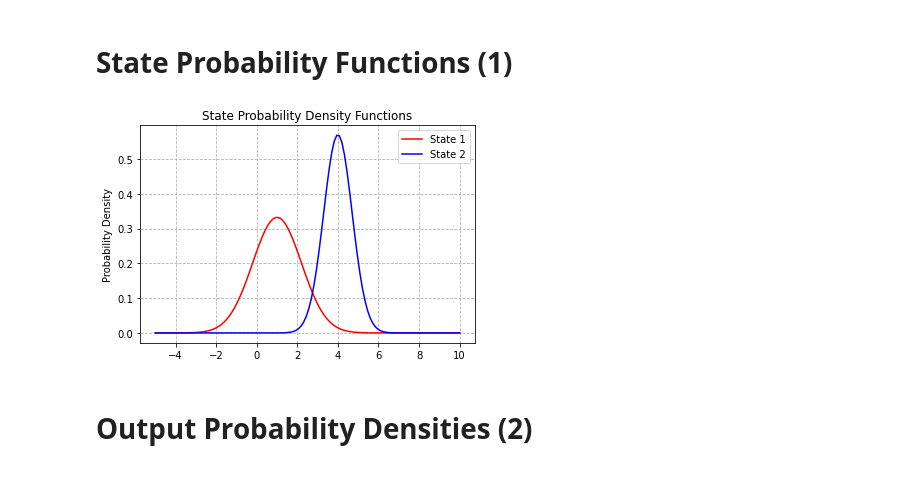
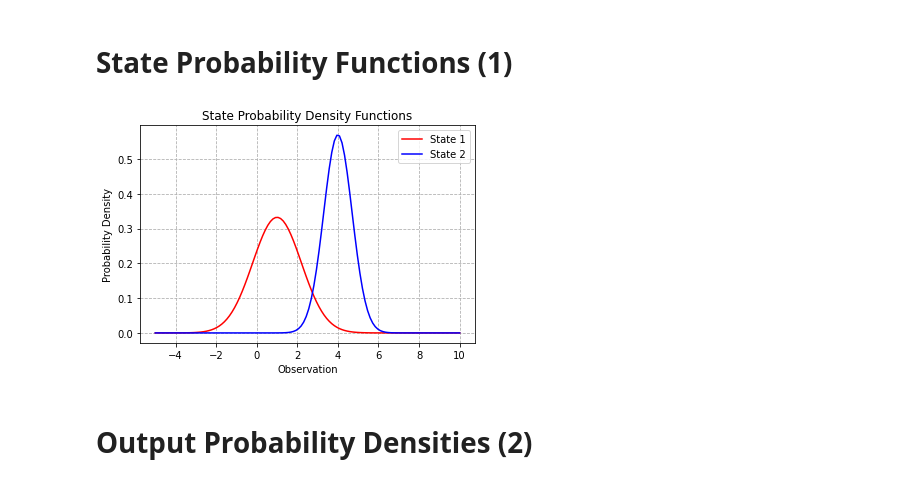
Before and after one commit to Sarsoo/markov-models, a Jupyter notebook: markov.ipynb, the cells around one changed output. Drawn from its saved outputs; the diff is of its cells as text; code cells hidden in the pictures.

```diff
--- a/markov.ipynb
+++ b/markov.ipynb
@@ -12,21 +12,22 @@ State Probability Functions (1)
 # %%
 x = np.linspace(-5, 10, 120)
 
 state_1_y = [gaussian(i, state1.mean, state1.std_dev) for i in x]
 state_2_y = [gaussian(i, state2.mean, state2.std_dev) for i in x]
 
 plt.plot(x, state_1_y, c='r', label="State 1")
 plt.plot(x, state_2_y, c='b', label="State 2")
 
 plt.legend()
 plt.title("State Probability Density Functions")
 
+plt.xlabel("Observation")
 plt.ylabel("Probability Density")
 plt.grid(linestyle="--")
 
 plt.show()
 # %% [output]
-[figure, old version]
+[figure, new version]
 # %% [markdown]
 Output Probability Densities (2)
 ==========
```
Also changed, not shown: parts of 6 cells of this notebook, 3 other files.
